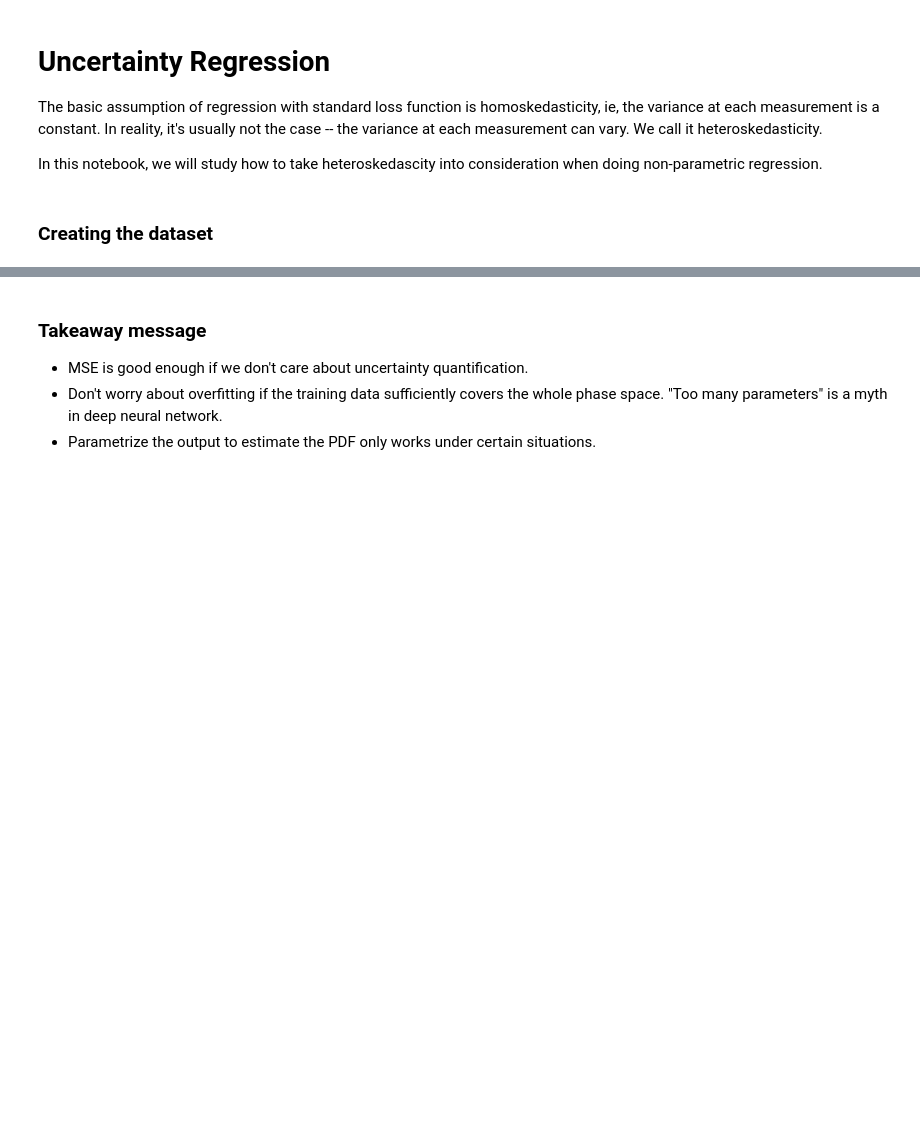
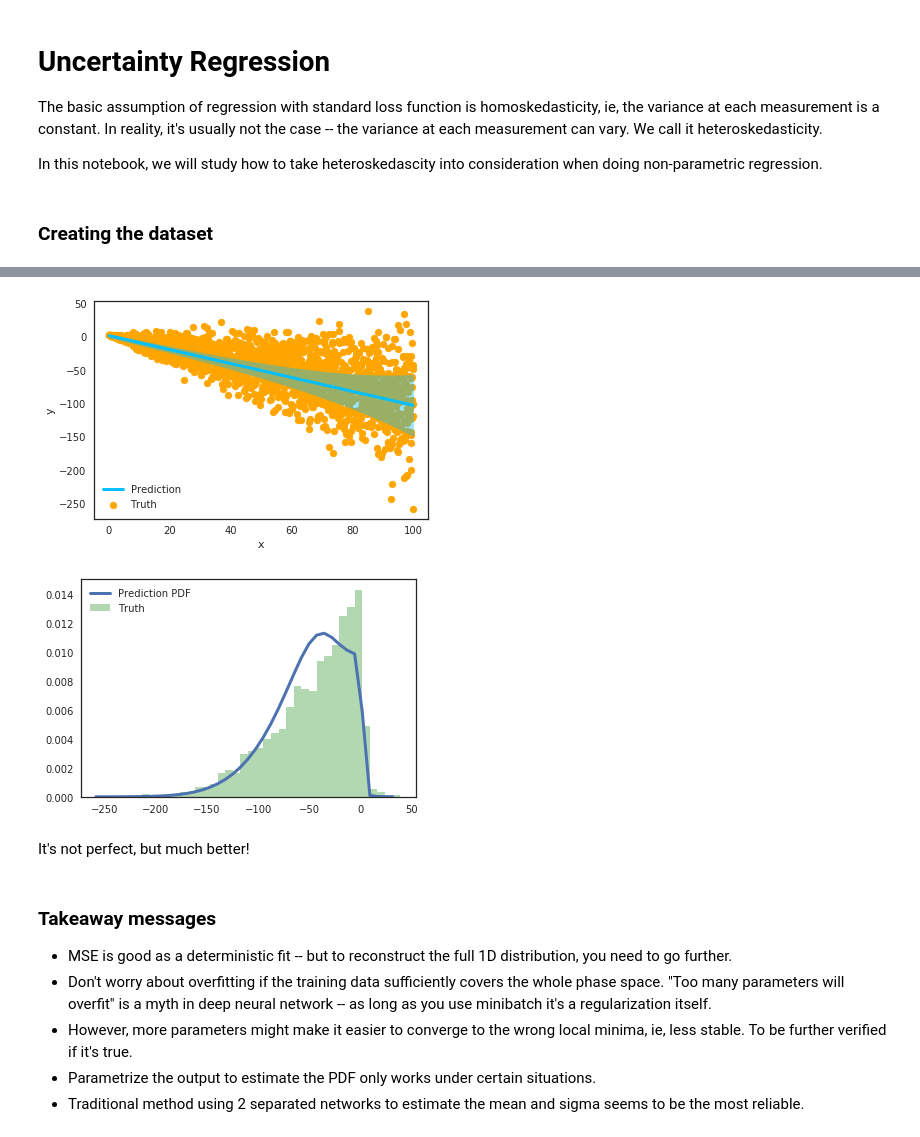
Before and after one commit to thongonary/Thoughts, a Jupyter notebook: Uncertainty quantification for regression.ipynb, the cells around one changed output, grey strips where cells are left out. Saved outputs shown, nothing was run; the diff lists cells and outputs as text; code cells hidden in the pictures; blank space fills up the shorter version.

Commit message:
add traditional method

```diff
--- a/Uncertainty quantification for regression.ipynb
+++ b/Uncertainty quantification for regression.ipynb
@@ -243,0 +317,18 @@ plt.show()
+# %%
+# For the model that estimate the mean, I reuse the MSE model above.
+# Now I'm gonna build the model that estimate the variance
+
+log_var = np.log(np.square(res_y))
+log_var_train = log_var[idx]
+
+inputs = Input(shape=(1,))
+hidden = Dense(1000)(inputs)
+output = Dense(1)(hidden)
+
+sigma_model = Model(inputs, output)
+sigma_model.compile(loss='mse', optimizer='adam')
+sigma_model.summary()
+
+sigma_model.fit(x_train, log_var_train,
+            epochs=100, batch_size=10, verbose=1
+          )
@@ -244,5 +354,39 @@ plt.show()
+# %%
+log_var_pred = sigma_model.predict(x)
+std_pred = np.sqrt(np.exp(log_var_pred)).flatten()
+yhat = yhat.flatten()
+plt.scatter(x,yval, color='orange', label='Truth')
+plt.plot(x, yhat, linewidth=3, color='deepskyblue', label='Prediction')
+plt.fill_between(x, yhat-std_pred, yhat+std_pred, alpha=0.4, color='deepskyblue')
+
+plt.xlabel('x')
+plt.ylabel('y')
+plt.legend(loc='best')
+plt.show()
+
+
+
+N_bins = 40
+
+l_bound = min(yval)
+u_bound = max(yval)
+bin_width = (u_bound - l_bound)/N_bins
+z = np.arange(l_bound, u_bound, bin_width)
+bin_content = sum_of_gaussians(z, yhat, std_pred)
+plt.figure()
+plt.plot(z,bin_content, linewidth=3, label='Prediction PDF')
+plt.hist(yval, color='green', bins=N_bins, alpha=0.3, label='Truth', density=True)
+plt.legend(loc='best')
+plt.show()
+# %% [output]
+[figure, added]
+[figure, added]
+# %% [markdown]
+It's not perfect, but much better!
 # %% [markdown]
-### Takeaway message
-- MSE is good enough if we don't care about uncertainty quantification.
-- Don't worry about overfitting if the training data sufficiently covers the whole phase space. "Too many parameters" is a myth in deep neural network.
+### Takeaway messages
+- MSE is good as a deterministic fit -- but to reconstruct the full 1D distribution, you need to go further.
+- Don't worry about overfitting if the training data sufficiently covers the whole phase space. "Too many parameters will overfit" is a myth in deep neural network -- as long as you use minibatch it's a regularization itself.
+- However, more parameters might make it easier to converge to the wrong local minima, ie, less stable. To be further verified if it's true.
 - Parametrize the output to estimate the PDF only works under certain situations.
+- Traditional method using 2 separated networks to estimate the mean and sigma seems to be the most reliable.
```
Also changed, not shown: parts of 16 cells of this notebook.
